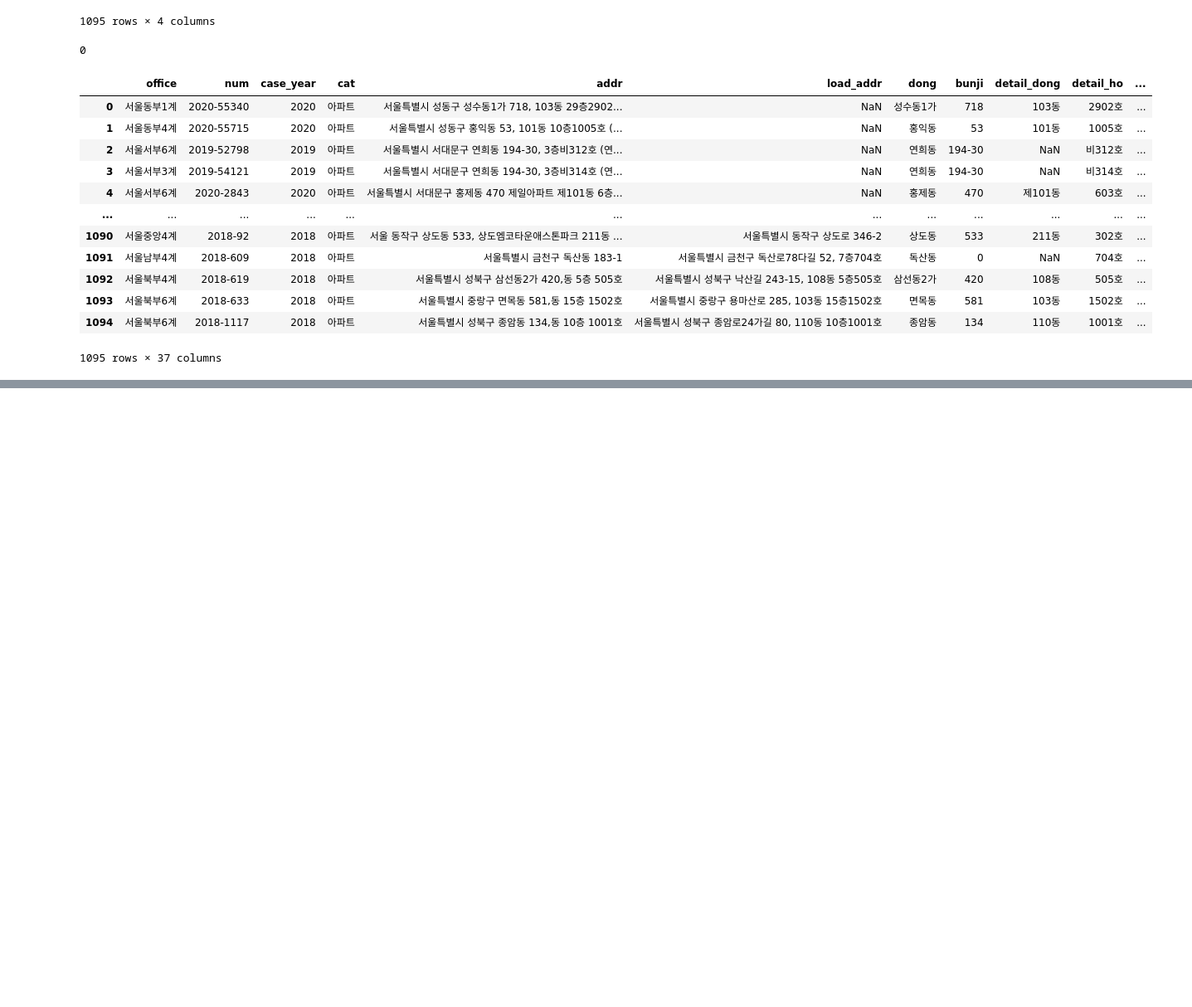
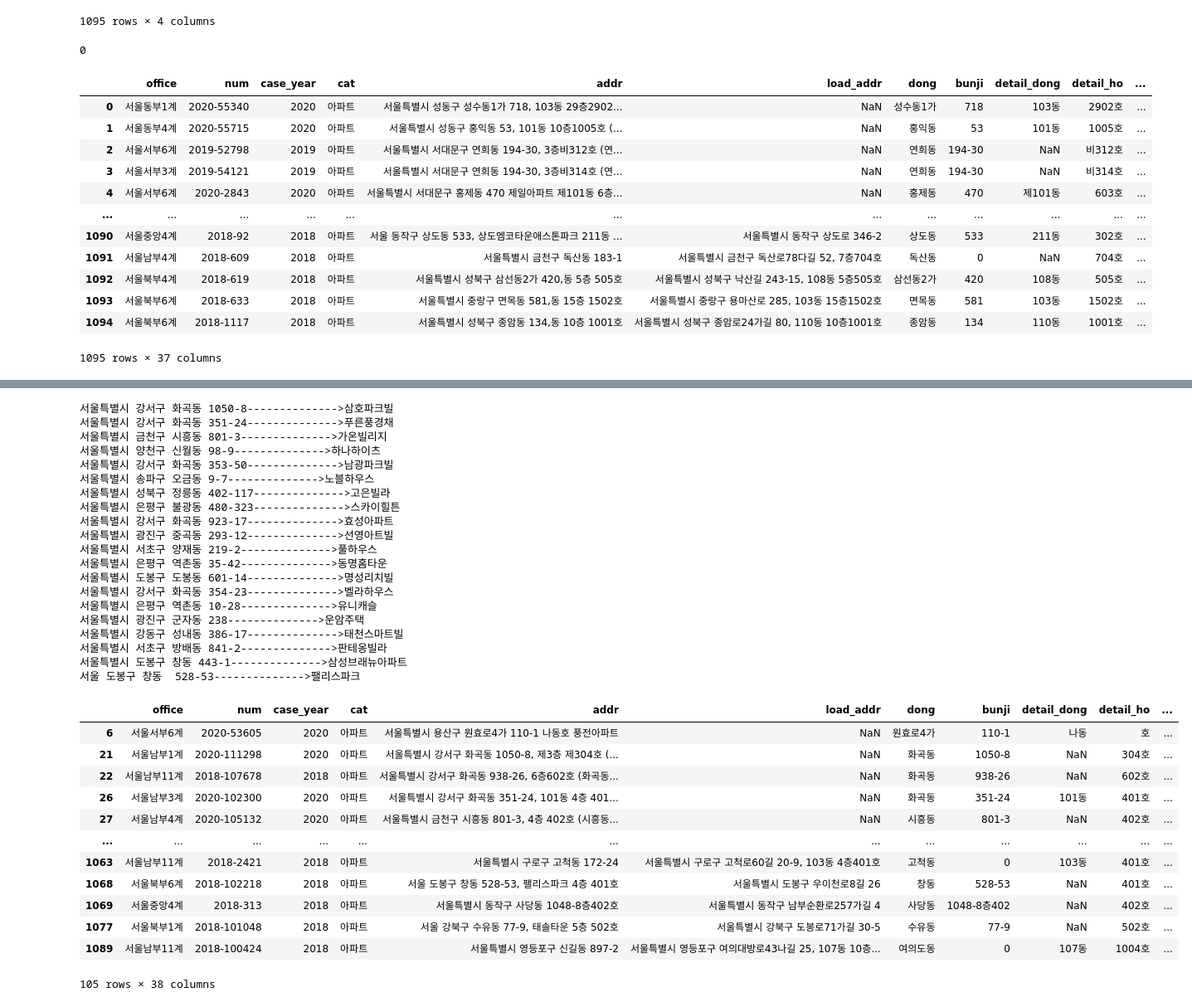
Before and after one commit to JinsolPark/final_project, a Jupyter notebook: jspark/01_데이터 준비_경매데이터 전처리.ipynb, the cells around one changed output, grey strips where cells are left out. Shown at 83% size. Saved outputs shown, nothing was run; the diff lists cells and outputs as text; code cells hidden in the pictures; blank space fills up the shorter version.

```diff
--- a/jspark/lys_전처리 및 API_아파트경매_박진솔수정.ipynb
+++ b/jspark/01_데이터 준비_경매데이터 전처리.ipynb
@@ -347,0 +387,3 @@ data2.to_csv("../data/auction/auction_pjs.csv",index=False)
+# %%
+df = pd.read_csv("../data/auction/auction_lys.csv")
+df
@@ -347,0 +465,6 @@ data2.to_csv("../data/auction/auction_pjs.csv",index=False)
+# %%
+nullidx = df.loc[df.brand_name.isna(),:].index
+# %%
+url = 'https://dapi.kakao.com/v2/local/search/keyword.json?query={}'.format(df.loc[nullidx[11],"addr_name"])
+
+requests.get(url,headers=header).json()
@@ -347,0 +509,57 @@ data2.to_csv("../data/auction/auction_pjs.csv",index=False)
+# %%
+for idx in nullidx:
+    url = 'https://dapi.kakao.com/v2/local/search/keyword.json?query={}'.format(df.loc[idx,"addr_name"])
+    for i in range(len(requests.get(url,headers=header).json()['documents'])):
+        try:
+            if requests.get(url,headers=header).json()['documents'][i]['category_name'] in ['부동산 > 주거시설 > 빌라,연립주택'] :
+
+                place = requests.get(url,headers=header).json()['documents'][i]
+
+                df.loc[idx,'brand_name'] = place['place_name']
+                df.loc[idx,'addr_lat'] = place['y']
+                df.loc[idx,'addr_lng'] = place['x']
+
+                print(df.loc[idx,"addr_name"]+'-------------->' + place.get('place_name'))
+        except IndexError:
+            cnt_err += 1
+            print('에러 발생 :{} 회'.fromat(cnt_err))
+
+                # 혹시몰라 만들어둠
+        finally:
+            pass
+
+df.loc[nullidx,:]
+# %% [output]
+서울특별시 강서구 화곡동 1050-8-------------->삼호파크빌
+서울특별시 강서구 화곡동 351-24-------------->푸른풍경채
+서울특별시 금천구 시흥동 801-3-------------->가온빌리지
+서울특별시 양천구 신월동 98-9-------------->하나하이츠
+서울특별시 강서구 화곡동 353-50-------------->남광파크빌
+서울특별시 송파구 오금동 9-7-------------->노블하우스
+서울특별시 성북구 정릉동 402-117-------------->고은빌라
+서울특별시 은평구 불광동 480-323-------------->스카이힐튼
+서울특별시 강서구 화곡동 923-17-------------->효성아파트
+서울특별시 광진구 중곡동 293-12-------------->선영아트빌
+서울특별시 서초구 양재동 219-2-------------->풀하우스
+서울특별시 은평구 역촌동 35-42-------------->동명홈타운
+서울특별시 도봉구 도봉동 601-14-------------->명성리치빌
+서울특별시 강서구 화곡동 354-23-------------->벨라하우스
+서울특별시 은평구 역촌동 10-28-------------->유니캐슬
+서울특별시 광진구 군자동 238-------------->운암주택
+서울특별시 강동구 성내동 386-17-------------->태천스마트빌
+서울특별시 서초구 방배동 841-2-------------->판테옹빌라
+서울특별시 도봉구 창동 443-1-------------->삼성브래뉴아파트
+서울 도봉구 창동  528-53-------------->팰리스파크
+|  | office | num | case_year | cat | addr | load_addr | dong | bunji | detail_dong | detail_ho | ... |
+| 6 | 서울서부6계 | 2020-53605 | 2020 | 아파트 | 서울특별시 용산구 원효로4가 110-1 나동호 풍전아파트 | NaN | 원효로4가 | 110-1 | 나동 | 호 | ... |
+| 21 | 서울남부1계 | 2020-111298 | 2020 | 아파트 | 서울특별시 강서구 화곡동 1050-8, 제3층 제304호 (... | NaN | 화곡동 | 1050-8 | NaN | 304호 | ... |
+| 22 | 서울남부11계 | 2018-107678 | 2018 | 아파트 | 서울특별시 강서구 화곡동 938-26, 6층602호 (화곡동... | NaN | 화곡동 | 938-26 | NaN | 602호 | ... |
+| 26 | 서울남부3계 | 2020-102300 | 2020 | 아파트 | 서울특별시 강서구 화곡동 351-24, 101동 4층 401... | NaN | 화곡동 | 351-24 | 101동 | 401호 | ... |
+| 27 | 서울남부4계 | 2020-105132 | 2020 | 아파트 | 서울특별시 금천구 시흥동 801-3, 4층 402호 (시흥동... | NaN | 시흥동 | 801-3 | NaN | 402호 | ... |
+| ... | ... | ... | ... | ... | ... | ... | ... | ... | ... | ... | ... |
+| 1063 | 서울남부11계 | 2018-2421 | 2018 | 아파트 | 서울특별시 구로구 고척동 172-24 | 서울특별시 구로구 고척로60길 20-9, 103동 4층401호 | 고척동 | 0 | 103동 | 401호 | ... |
+| 1068 | 서울북부6계 | 2018-102218 | 2018 | 아파트 | 서울 도봉구 창동 528-53, 팰리스파크 4층 401호 | 서울특별시 도봉구 우이천로8길 26 | 창동 | 528-53 | NaN | 401호 | ... |
+| 1069 | 서울중앙4계 | 2018-313 | 2018 | 아파트 | 서울특별시 동작구 사당동 1048-8층402호 | 서울특별시 동작구 남부순환로257가길 4 | 사당동 | 1048-8층402 | NaN | 402호 | ... |
+| 1077 | 서울북부1계 | 2018-101048 | 2018 | 아파트 | 서울 강북구 수유동 77-9, 태솔타운 5층 502호 | 서울특별시 강북구 도봉로71가길 30-5 | 수유동 | 77-9 | NaN | 502호 | ... |
+| 1089 | 서울남부11계 | 2018-100424 | 2018 | 아파트 | 서울특별시 영등포구 신길동 897-2 | 서울특별시 영등포구 여의대방로43나길 25, 107동 10층... | 여의도동 | 0 | 107동 | 1004호 | ... |
+105 rows × 38 columns
```
Also changed, not shown: parts of 48 cells of this notebook, 3 other files.
